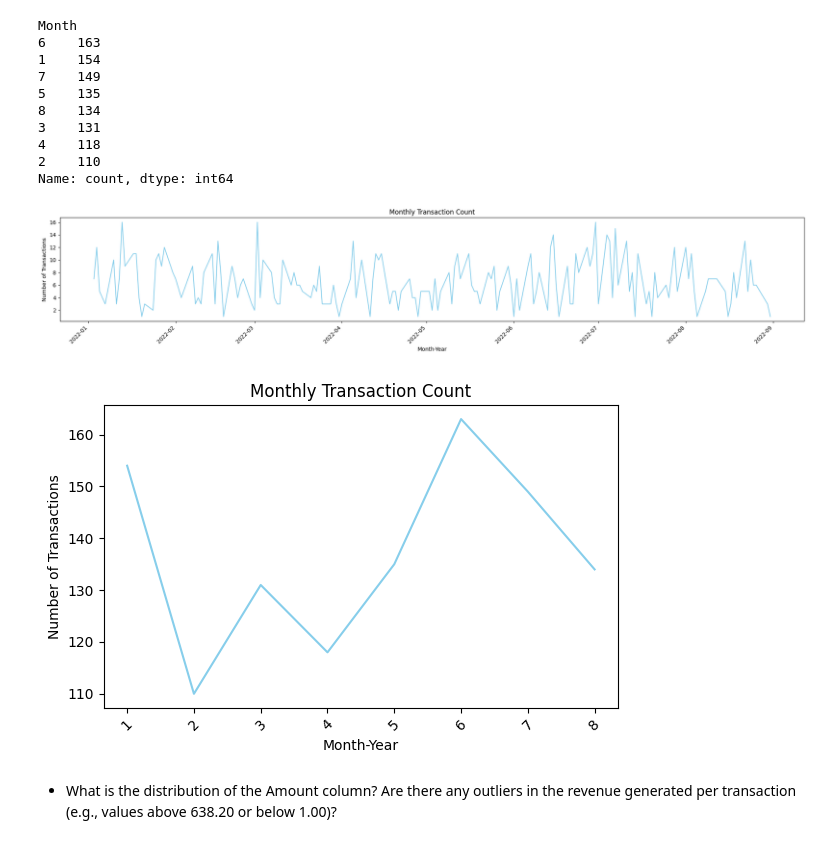
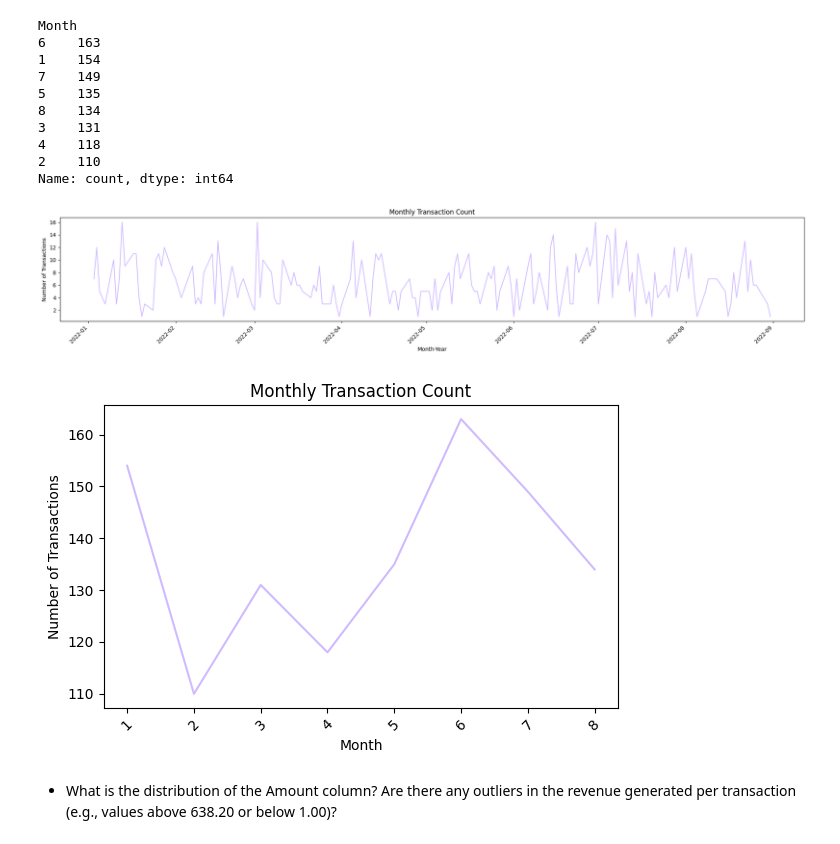
Before and after one commit to ZehraArshad/Exploratory-Data-Analysis, a Jupyter notebook: class activity/data_process.ipynb, the cells around one changed output. Cells and saved outputs as stored; diff of their text form; code cells hidden in the pictures.

```diff
--- a/class activity/data_process.ipynb
+++ b/class activity/data_process.ipynb
@@ -196,7 +198,7 @@ date_counts = chocolate_data['Date'].value_counts().sort_index()
 
 # Plot
 plt.figure(figsize=(20, 4))
-date_counts.plot(kind='line', color='skyblue')
+date_counts.plot(kind='line', color='#d0bbff')
 plt.title('Monthly Transaction Count')
 plt.xlabel('Month-Year')
 plt.ylabel('Number of Transactions')
@@ -204,21 +206,21 @@ plt.xticks(rotation=45)
 plt.tight_layout()
 plt.show()
 # %% [output]
-[figure, old version]
+[figure, new version]
 # %%
 monthly_counts = chocolate_data['Month'].value_counts().sort_index()
 
 # Plot
 plt.figure(figsize=(6, 4))
-monthly_counts.plot(kind='line', color='skyblue')
+monthly_counts.plot(kind='line', color='#d0bbff')
 plt.title('Monthly Transaction Count')
-plt.xlabel('Month-Year')
+plt.xlabel('Month')
 plt.ylabel('Number of Transactions')
 plt.xticks(rotation=45)
 plt.tight_layout()
 plt.show()
 # %% [output]
-[figure, old version]
+[figure, new version]
 # %% [markdown]
 - What is the distribution of the Amount column? Are there any outliers in the revenue
 generated per transaction (e.g., values above 638.20 or below 1.00)?
```
Also changed, not shown: parts of 23 cells of this notebook, 5 other files.
